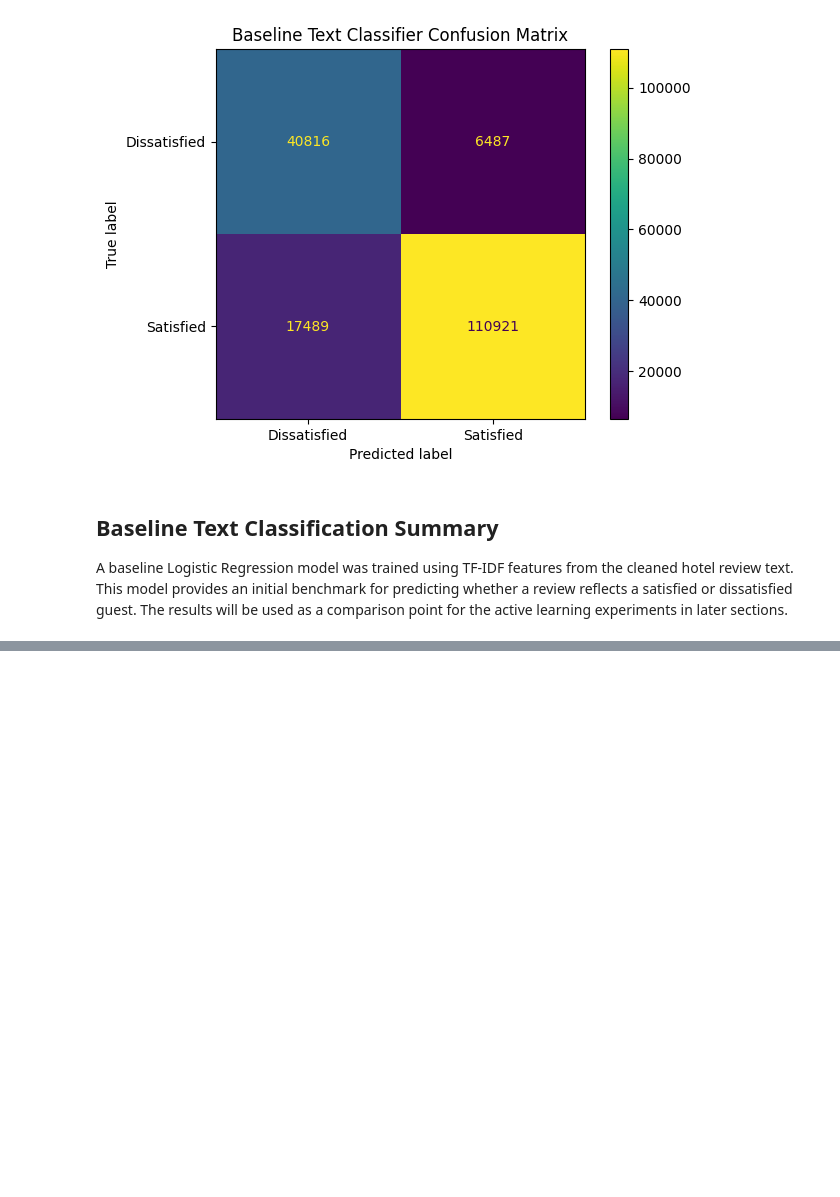
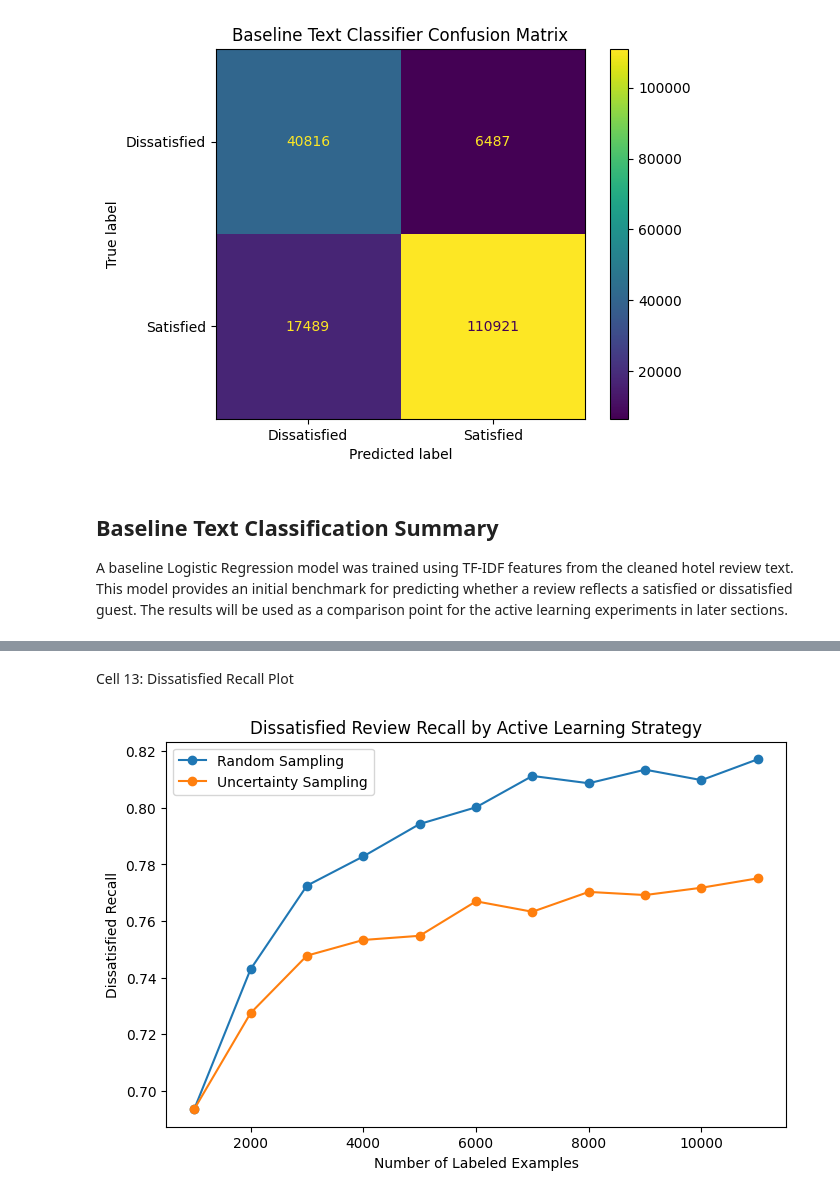
Before and after one commit to ElijahAmir08/Active-Learning-Review-Satisfication, a Jupyter notebook: notebooks/review_satisfaction_analysis.ipynb, the cells around one changed output, grey strips where cells are left out. Drawn from its saved outputs; the diff is of its cells as text; code cells hidden in the pictures; blank space fills up the shorter version.

```diff
--- a/notebooks/review_satisfaction_analysis.ipynb
+++ b/notebooks/review_satisfaction_analysis.ipynb
@@ -431,0 +764,25 @@ A baseline Logistic Regression model was trained using TF-IDF features from the
+# %% [markdown]
+Cell 13: Dissatisfied Recall Plot
+# %%
+plt.figure(figsize=(8, 5))
+
+for strategy in active_learning_results["strategy"].unique():
+    strategy_results = active_learning_results[
+        active_learning_results["strategy"] == strategy
+    ]
+
+    plt.plot(
+        strategy_results["labeled_examples"],
+        strategy_results["dissatisfied_recall"],
+        marker="o",
+        label=strategy
+    )
+
+plt.xlabel("Number of Labeled Examples")
+plt.ylabel("Dissatisfied Recall")
+plt.title("Dissatisfied Review Recall by Active Learning Strategy")
+plt.legend()
+plt.savefig("../visuals/active_learning_dissatisfied_recall_comparison.png", bbox_inches="tight")
+plt.show()
+# %% [output]
+[figure, added]
```
Also changed, not shown: parts of 33 cells of this notebook, 1 other file.
